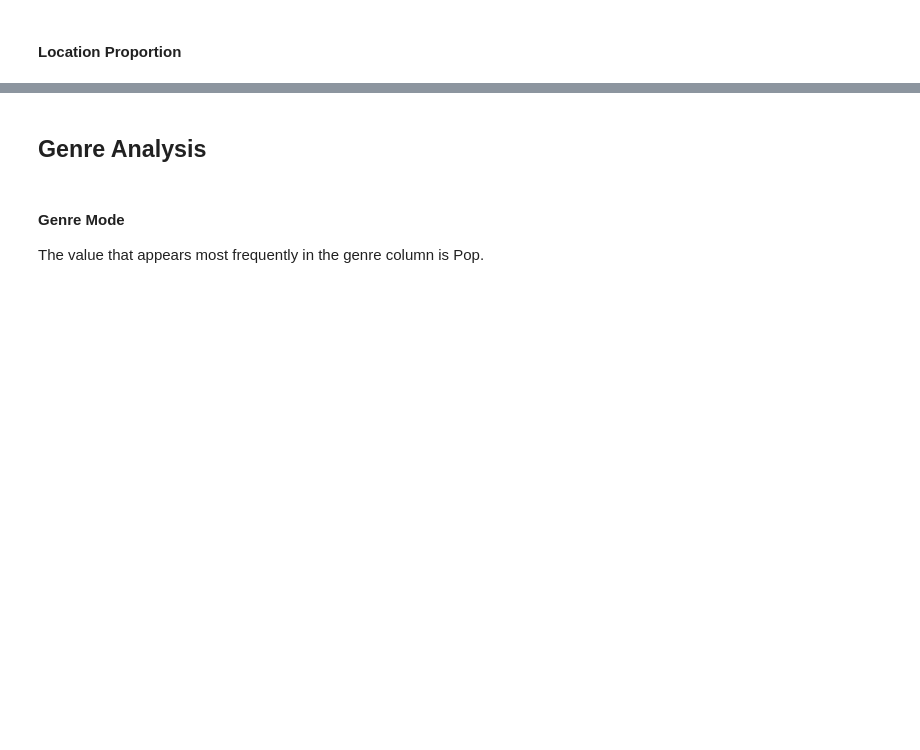
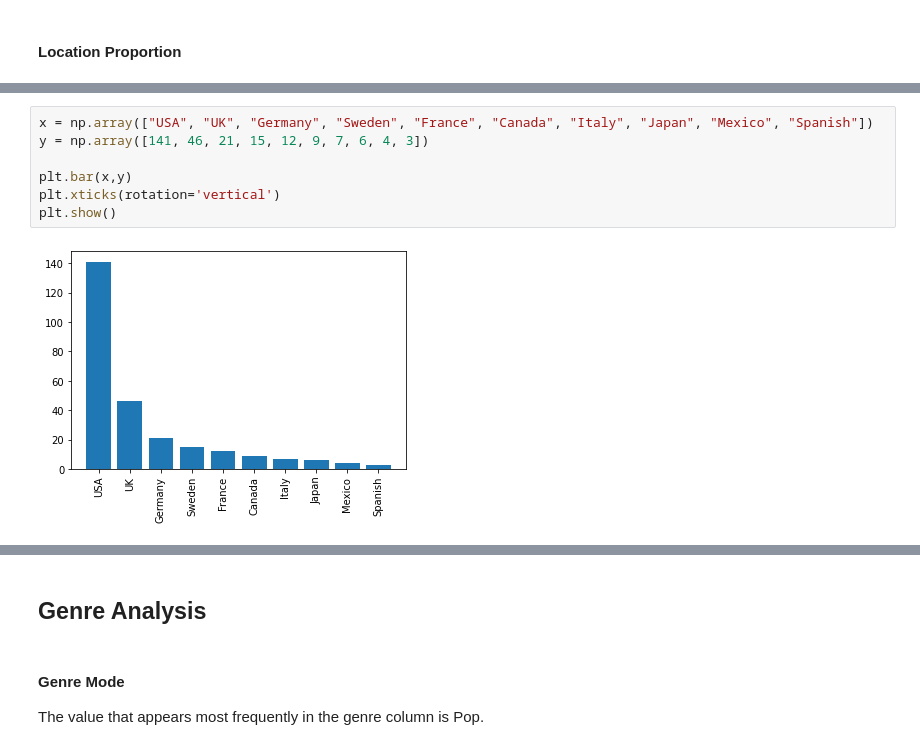
Before and after one commit to existentialplantperson/Week_08_COVID_analysis, a Jupyter notebook: Audio_Data_Update.ipynb, the cells around one changed output, grey strips where cells are left out. Drawn from its saved outputs; the diff is of its cells as text; blank space fills up the shorter version.

Commit message:
need to create last two visuals

```diff
--- a/Audio_Data_Update.ipynb
+++ b/Audio_Data_Update.ipynb
@@ -337,0 +334,9 @@ location_proportion_top10
+# %%
+x = np.array(["USA", "UK", "Germany", "Sweden", "France", "Canada", "Italy", "Japan", "Mexico", "Spanish"])
+y = np.array([141, 46, 21, 15, 12, 9, 7, 6, 4, 3])
+
+plt.bar(x,y)
+plt.xticks(rotation='vertical')
+plt.show()
+# %% [output]
+[figure, added]
```
Also changed, not shown: parts of 19 cells of this notebook.
